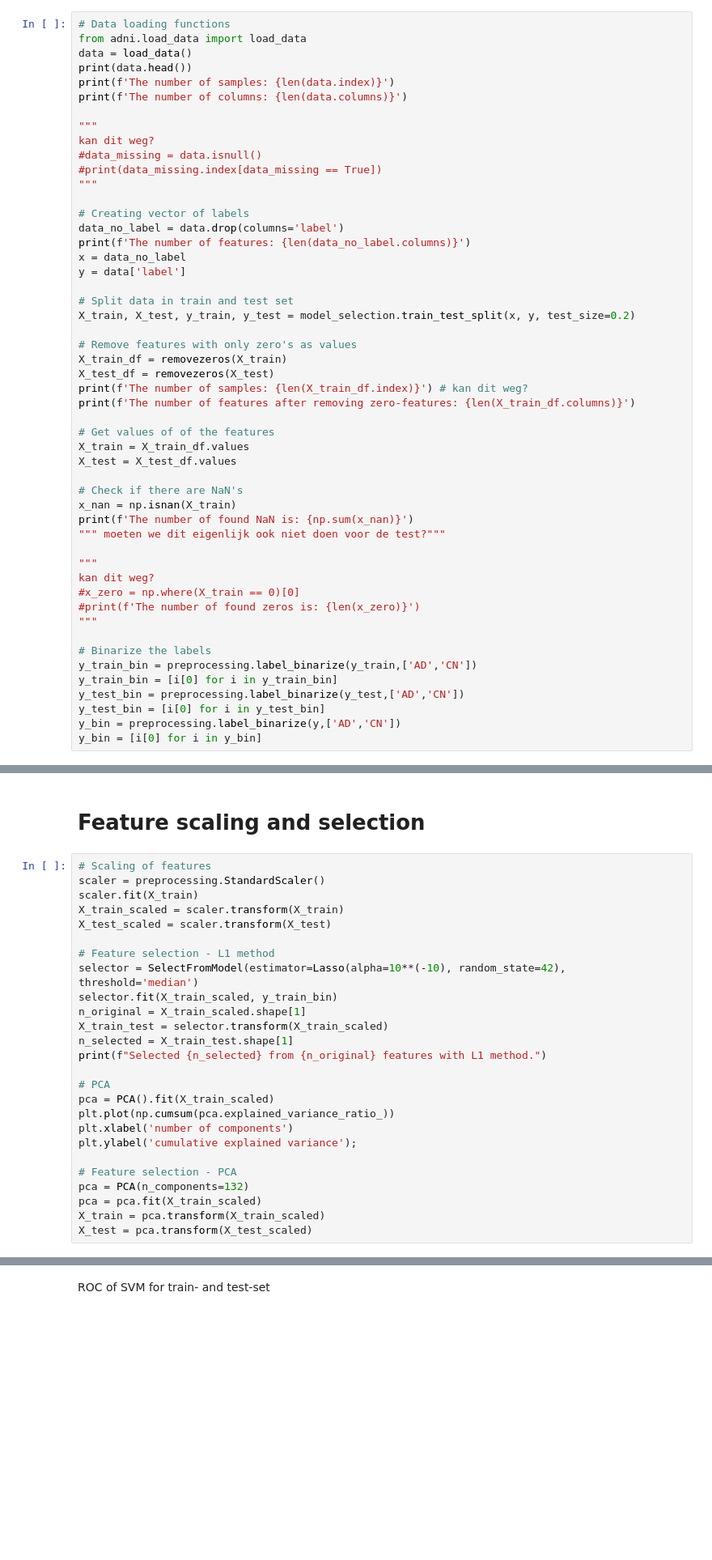
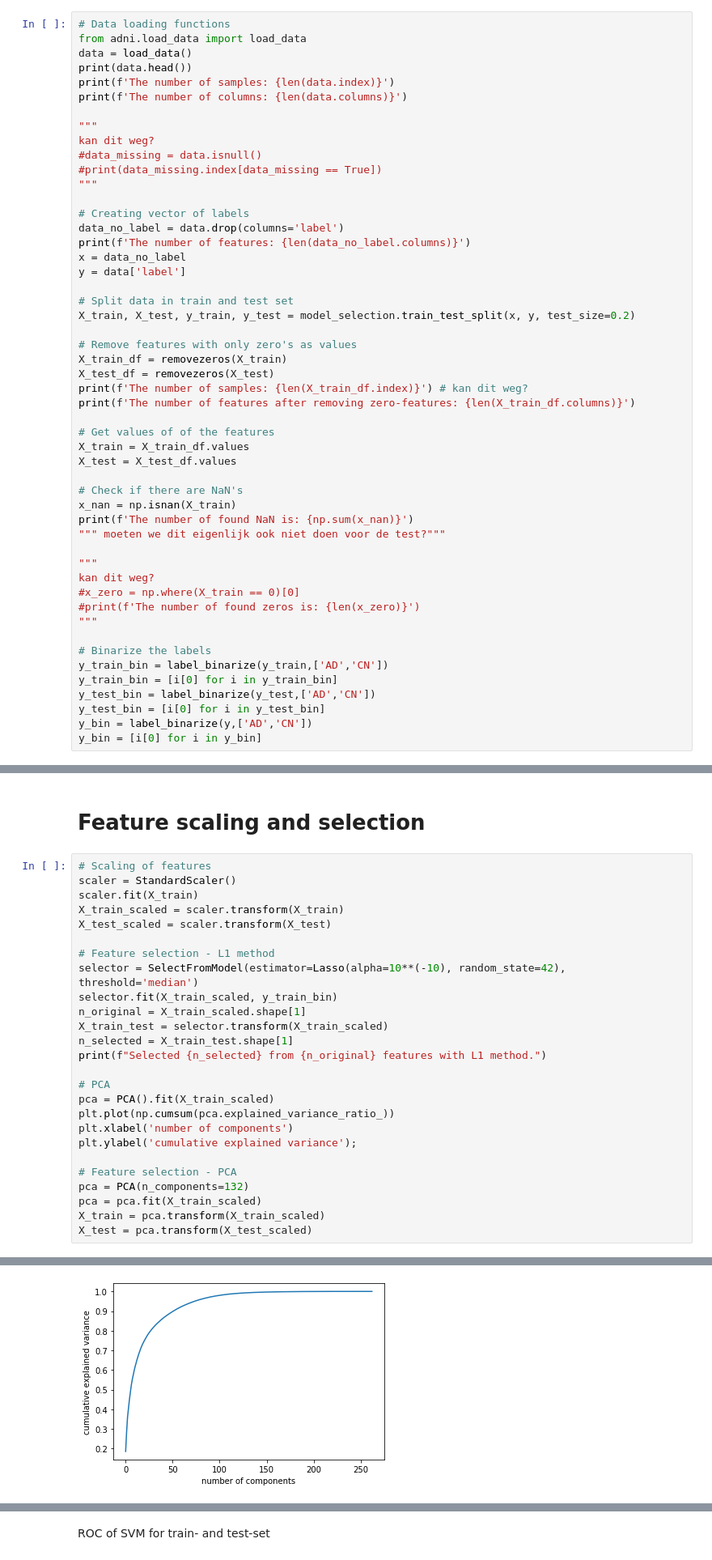
Before and after one commit to SabinevanMierlo/TM10007_PROJECT, a Jupyter notebook: assignment.ipynb, the cells around one changed output, grey strips where cells are left out. Shown: that part at 81% size. Drawn from its saved outputs; the diff is of its cells as text; blank space fills up the shorter version.

```diff
--- a/assignment.ipynb
+++ b/assignment.ipynb
@@ -203,11 +203,11 @@ kan dit weg?
 """
 
 # Binarize the labels
-y_train_bin = preprocessing.label_binarize(y_train,['AD','CN'])
+y_train_bin = label_binarize(y_train,['AD','CN'])
 y_train_bin = [i[0] for i in y_train_bin]
-y_test_bin = preprocessing.label_binarize(y_test,['AD','CN'])
+y_test_bin = label_binarize(y_test,['AD','CN'])
 y_test_bin = [i[0] for i in y_test_bin]
-y_bin = preprocessing.label_binarize(y,['AD','CN'])
+y_bin = label_binarize(y,['AD','CN'])
 y_bin = [i[0] for i in y_bin]
 # %% [output]
                      hf_energy  ...  vf_Frangi_inner_std_SR(1.0, 10.0)_SS2.0
@@ -229,7 +229,7 @@ The number of found NaN is: 0
 # Feature scaling and selection
 # %%
 # Scaling of features
-scaler = preprocessing.StandardScaler()
+scaler = StandardScaler()
 scaler.fit(X_train)
 X_train_scaled = scaler.transform(X_train)
 X_test_scaled = scaler.transform(X_test)
@@ -258,3 +258,4 @@ ValueError: ignored
+[figure, added]
 # %% [markdown]
 # SVM classifier
 Hyperparameter optimization of SVM
```
Also changed, not shown: parts of 11 cells of this notebook.
